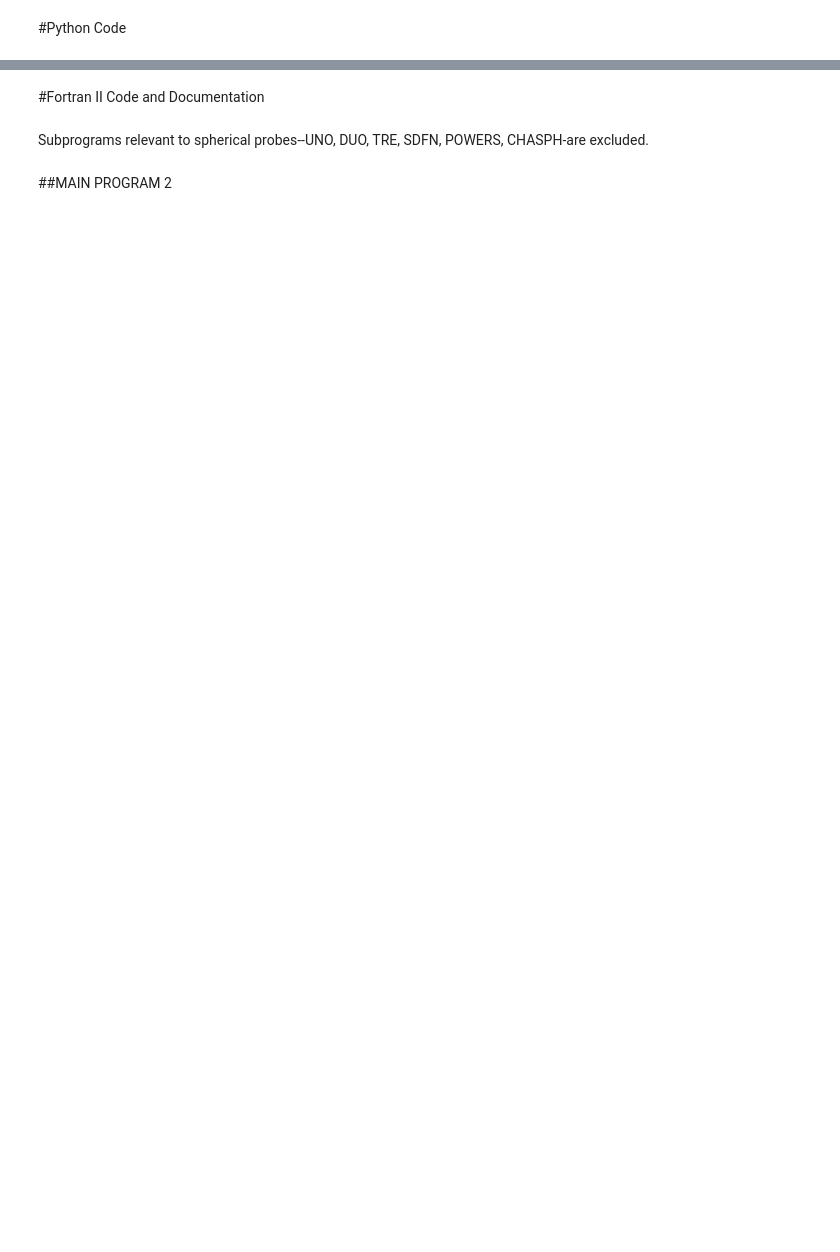
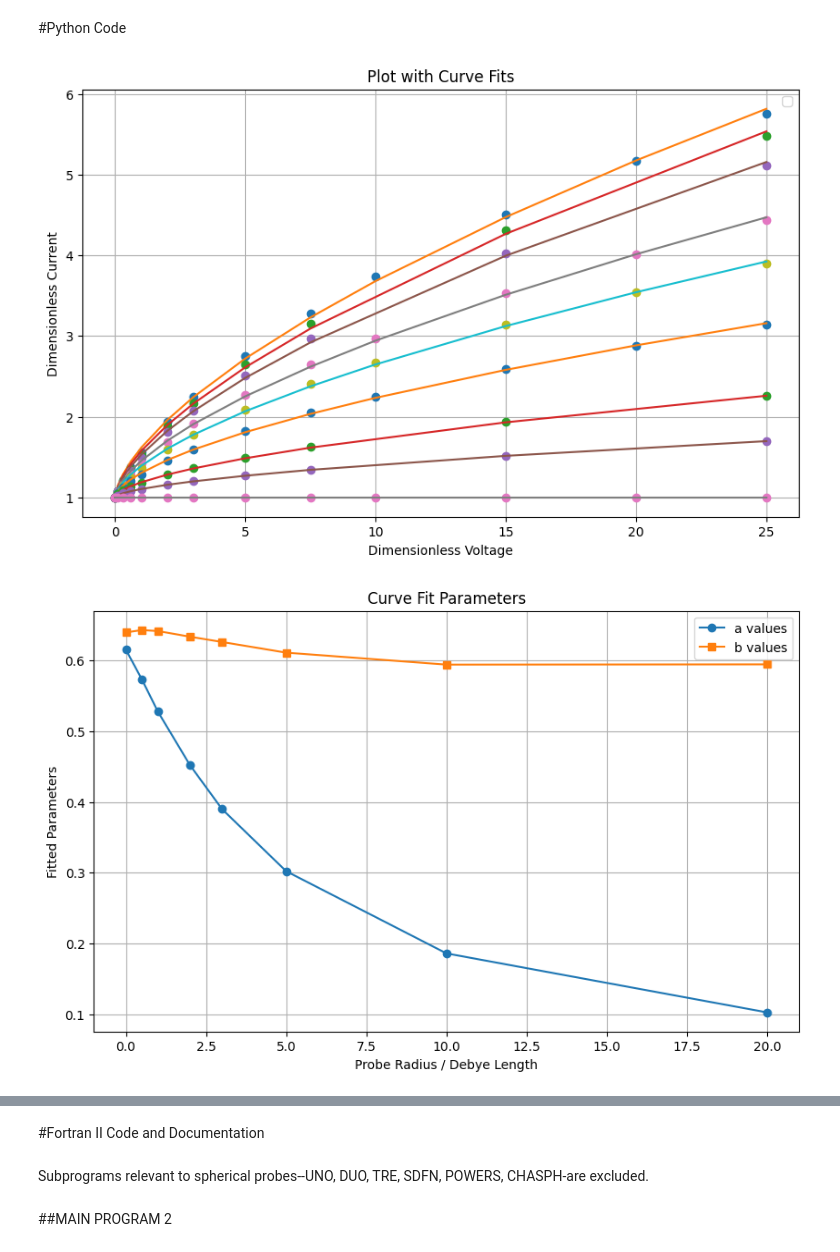
Before and after one commit to russburns/Laframboise1966Code, a Jupyter notebook: MAIN_PROGRAM_2.ipynb, the cells around one changed output, grey strips where cells are left out. Drawn from its saved outputs; the diff is of its cells as text; code cells hidden in the pictures; blank space fills up the shorter version.

```diff
--- a/MAIN_PROGRAM_2.ipynb
+++ b/MAIN_PROGRAM_2.ipynb
@@ -11,3 +11,73 @@ import matplotlib.pyplot as plt
 def coeft(x):
     result = (np.sqrt(np.pi) / 2) * special.erfcx(x) ##special function for exp(x**2) * erfc(x)
     return result
+# %%
+import numpy as np
+import matplotlib.pyplot as plt
+from scipy.optimize import curve_fit
+
+x = np.array([0, 0.1, 0.3, 0.6, 1.0, 2.0, 3.0, 5.0, 7.5, 10.0, 15.0, 20.0, 25.0])
+ratio = np.array([0, 0.5,1, 2, 3, 5, 10, 20,0])
+
+# Table 6f
+data = np.array([
+    [1, 1, 1, 1, 1, 1, 1, 1, 1],
+    [1.0804, 1.076, 1.072, 1.064, 1.059, 1.051, 1.038, 1.025, 1],
+    [1.2101, 1.198, 1.185, 1.163, 1.145, 1.120, 1.083, 1.050, 1],
+    [1.3721, 1.351, 1.326, 1.283, 1.249, 1.200, 1.131, 1.075, 1],
+    [1.5560, 1.524, 1.485, 1.418, 1.364, 1.286, 1.182, 1.104, 1],
+    [ 1.9320, 1.878, 1.810, 1.689, 1.594, 1.457, 1.281, 1.155, 1],
+    [2.2417, 2.170, 2.076, 1.910, 1.780, 1.595, 1.360, 1.198, 1],
+    [ 2.7555, 2.652, 2.516, 2.275, 2.085, 1.820, 1.489, 1.268, 1],
+    [3.2846, 3.151, 2.971, 2.652, 2.402, 2.051, 1.622, 1.341, 1],
+    [ 3.7388, np.nan, np.nan, 2.975, 2.673, 2.250, np.nan, np.nan, 1],
+    [4.5114, 4.308, 4.029, 3.530, 3.136, 2.588, 1.933, 1.513, 1],
+    [5.1695, np.nan, np.nan, 4.008, 3.538, 2.880, np.nan, np.nan, 1],
+    [5.7526, 5.485, 5.113, 4.436, 3.897, 3.142, 2.254, 1.697,1]
+  ])
+
+# Define the curve-fit function: y = a * x^b + 1
+def func(x, a, b):
+    return (a * x**b) + 1
+
+# Arrays to store the fitted parameters a and b
+a_vals = []
+b_vals = []
+
+# Curve fitting and plotting each column
+plt.figure(figsize=(10, 6))
+for col in range(data.shape[1]):
+    # Filter out NaN values and corresponding x-values
+    valid_indices = ~np.isnan(data[:, col])
+    x_valid = x[valid_indices]
+    y_valid = data[valid_indices, col]
+
+    # Perform curve fitting
+    popt, _ = curve_fit(func, x_valid, y_valid, p0=[1, 1])  # Initial guess [a, b]
+    a, b = popt
+    a_vals.append(a)
+    b_vals.append(b)
+
+    # Plot original data and fitted curve
+    plt.plot(x_valid, y_valid, 'o')
+    plt.plot(x_valid, func(x_valid, a, b))
+
+plt.xlabel('Dimensionless Voltage')
+plt.ylabel('Dimensionless Current')
+plt.title('Plot with Curve Fits')
+plt.legend()
+plt.grid(True)
+plt.show()
+
+plt.figure(figsize=(10, 6))
+plt.plot(ratio[:-1], a_vals[:-1], 'o-', label='a values')
+plt.plot(ratio[:-1], b_vals[:-1], 's-', label='b values')
+plt.xlabel('Probe Radius / Debye Length')
+plt.ylabel('Fitted Parameters')
+plt.title('Curve Fit Parameters')
+plt.legend()
+plt.grid(True)
+plt.show()
+# %% [output]
+[figure, added]
+[figure, added]
```
Also changed, not shown: parts of 12 cells of this notebook.
